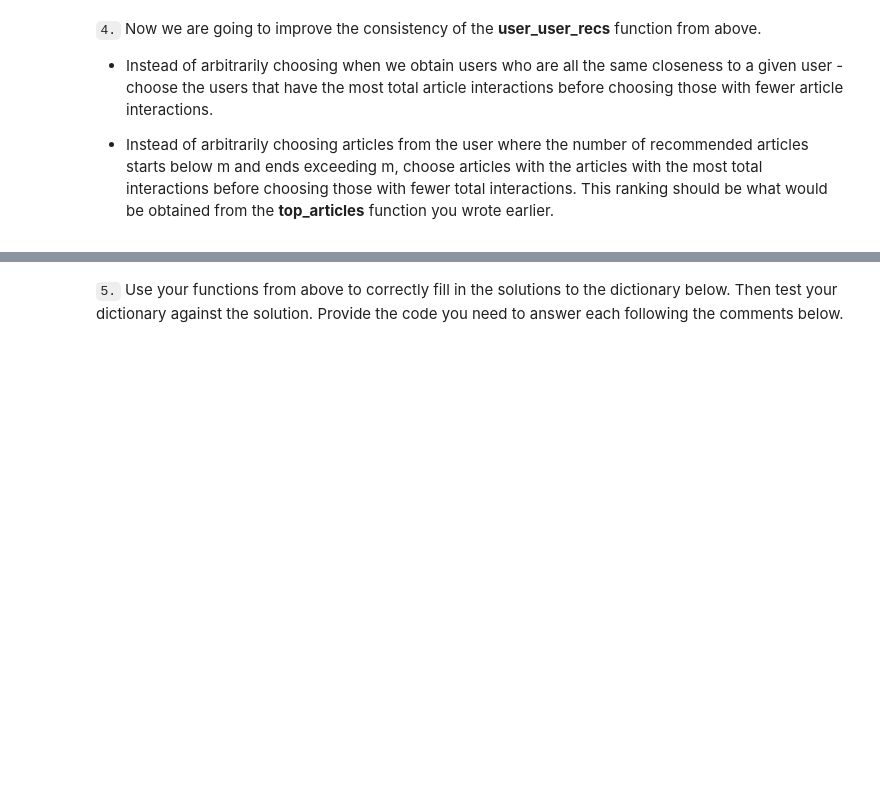
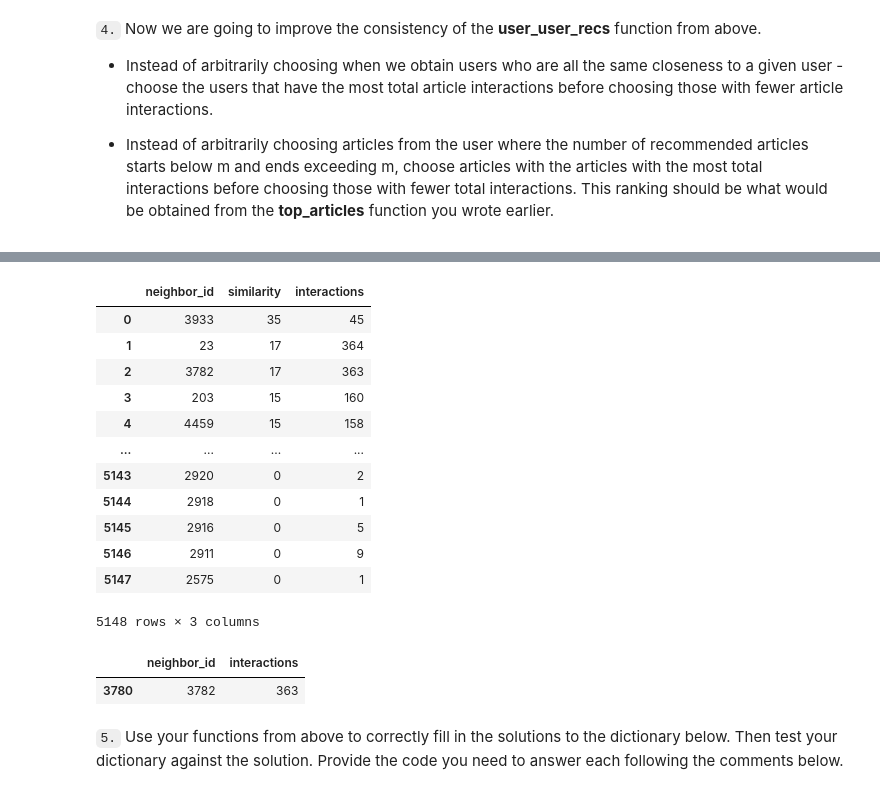
Before and after one commit to rafaelmata357/Data-Science-Udacity, a Jupyter notebook: Recommendations/Recommendations_with_IBM.ipynb, the cells around one changed output, grey strips where cells are left out. Cells and saved outputs as stored; diff of their text form; code cells hidden in the pictures; blank space fills up the shorter version.

Commit message:
FEAT: Add function to get user_id similarity by interactions and common articles

```diff
--- a/Recommendations/Recommendations_with_IBM.ipynb
+++ b/Recommendations/Recommendations_with_IBM.ipynb
@@ -499,3 +499,15 @@ If this is all you see, you passed all of our tests!  Nice job!
 
 
 * Instead of arbitrarily choosing articles from the user where the number of recommended articles starts below m and ends exceeding m, choose articles with the articles with the most total interactions before choosing those with fewer total interactions. This ranking should be  what would be obtained from the **top_articles** function you wrote earlier.
+# %%
+   # compute similarity of each user to the provided user
+    #user_idx = np.where(user_item[user_id] == user_id)[0][0]
+user_id = 1
+user_row = user_item.loc[user_id]
+dot_product = user_row.dot(user_item.T)
+
+    # sort by similarity
+
+user_id_similar = dot_product.sort_values(ascending=False)
+df_tmp = user_id_similar.drop(index=user_id)
+df_tmp
@@ -501,0 +528,3 @@ If this is all you see, you passed all of our tests!  Nice job!
+# %%
+neighbors_df = pd.DataFrame({'neighbor_id':df_tmp.index,'similarity':df_tmp.values})
+neighbors_df.head()
@@ -501,0 +538,3 @@ If this is all you see, you passed all of our tests!  Nice job!
+# %%
+temp = df.groupby('user_id')['article_id'].count().drop(index=user_id).reset_index()
+temp
@@ -502,3 +555,26 @@ If this is all you see, you passed all of our tests!  Nice job!
+# %%
+temp.columns = ['neighbor_id','interactions']
+# %%
+neighbors_df.merge(temp)
+# %% [output]
+|  | neighbor_id | similarity | interactions |
+| 0 | 3933 | 35 | 45 |
+| 1 | 23 | 17 | 364 |
+| 2 | 3782 | 17 | 363 |
+| 3 | 203 | 15 | 160 |
+| 4 | 4459 | 15 | 158 |
+| ... | ... | ... | ... |
+| 5143 | 2920 | 0 | 2 |
+| 5144 | 2918 | 0 | 1 |
+| 5145 | 2916 | 0 | 5 |
+| 5146 | 2911 | 0 | 9 |
+| 5147 | 2575 | 0 | 1 |
+5148 rows × 3 columns
+# %%
+temp[temp.neighbor_id==3782]
+# %% [output]
+|  | neighbor_id | interactions |
+| 3780 | 3782 | 363 |
 # %%
 def get_top_sorted_users(user_id, df=df, user_item=user_item):
     '''
```
Also changed, not shown: parts of 4 cells of this notebook.
